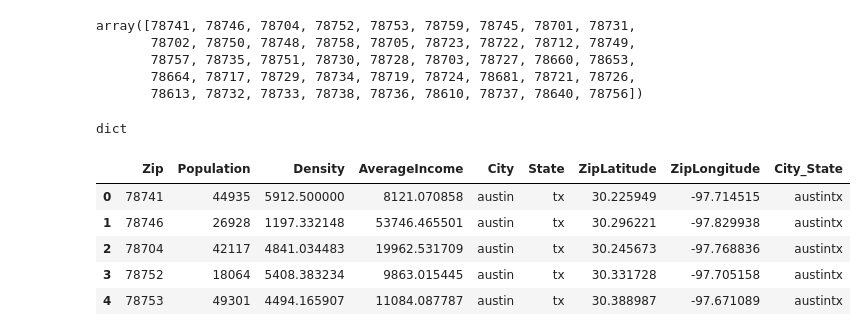
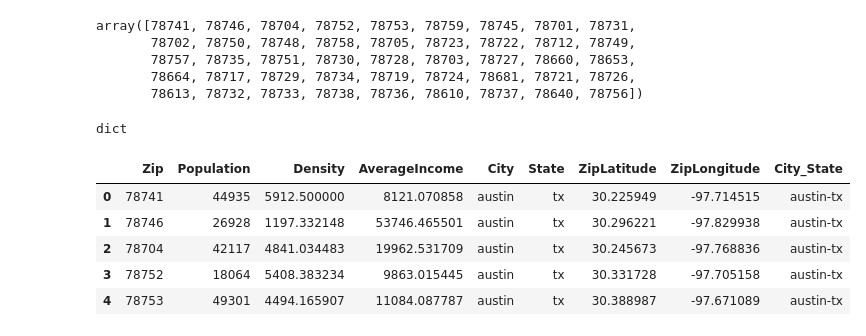
Before and after one commit to MadeleineC/TheYummyDataApp, a Jupyter notebook: getDatafromPythonZip.ipynb, the cells around one changed output. Saved outputs shown, nothing was run; the diff lists cells and outputs as text; code cells hidden in the pictures.

Commit message:
added column city-state-cuisine

```diff
--- a/getDatafromPythonZip.ipynb
+++ b/getDatafromPythonZip.ipynb
@@ -69,16 +65,16 @@ dict
 # %%
 # Create Dataframe with Zips Demographic Data
 zip_dict = searchZip(zips)
 zipDemo_df = pd.DataFrame(zip_dict)
 zipDemo_df = zipDemo_df[["Zip", "Population", "Density", "AverageIncome", "City", "State", "ZipLatitude", "ZipLongitude"]]
-zipDemo_df["City_State"] = zipDemo_df["City"] + zipDemo_df["State"]
+zipDemo_df["City_State"] = zipDemo_df["City"] + "-" + zipDemo_df["State"]
 zipDemo_df.head()
 # %% [output]
 |  | Zip | Population | Density | AverageIncome | City | State | ZipLatitude | ZipLongitude | City_State |
-| 0 | 78741 | 44935 | 5912.500000 | 8121.070858 | austin | tx | 30.225949 | -97.714515 | austintx |
-| 1 | 78746 | 26928 | 1197.332148 | 53746.465501 | austin | tx | 30.296221 | -97.829938 | austintx |
-| 2 | 78704 | 42117 | 4841.034483 | 19962.531709 | austin | tx | 30.245673 | -97.768836 | austintx |
-| 3 | 78752 | 18064 | 5408.383234 | 9863.015445 | austin | tx | 30.331728 | -97.705158 | austintx |
-| 4 | 78753 | 49301 | 4494.165907 | 11084.087787 | austin | tx | 30.388987 | -97.671089 | austintx |
+| 0 | 78741 | 44935 | 5912.500000 | 8121.070858 | austin | tx | 30.225949 | -97.714515 | austin-tx |
+| 1 | 78746 | 26928 | 1197.332148 | 53746.465501 | austin | tx | 30.296221 | -97.829938 | austin-tx |
+| 2 | 78704 | 42117 | 4841.034483 | 19962.531709 | austin | tx | 30.245673 | -97.768836 | austin-tx |
+| 3 | 78752 | 18064 | 5408.383234 | 9863.015445 | austin | tx | 30.331728 | -97.705158 | austin-tx |
+| 4 | 78753 | 49301 | 4494.165907 | 11084.087787 | austin | tx | 30.388987 | -97.671089 | austin-tx |
 # %%
 zipDemo_df.to_csv("zip_demographic" + googleAPIdatafile)
```
Also changed, not shown: parts of 3 cells of this notebook, 5 other files.
